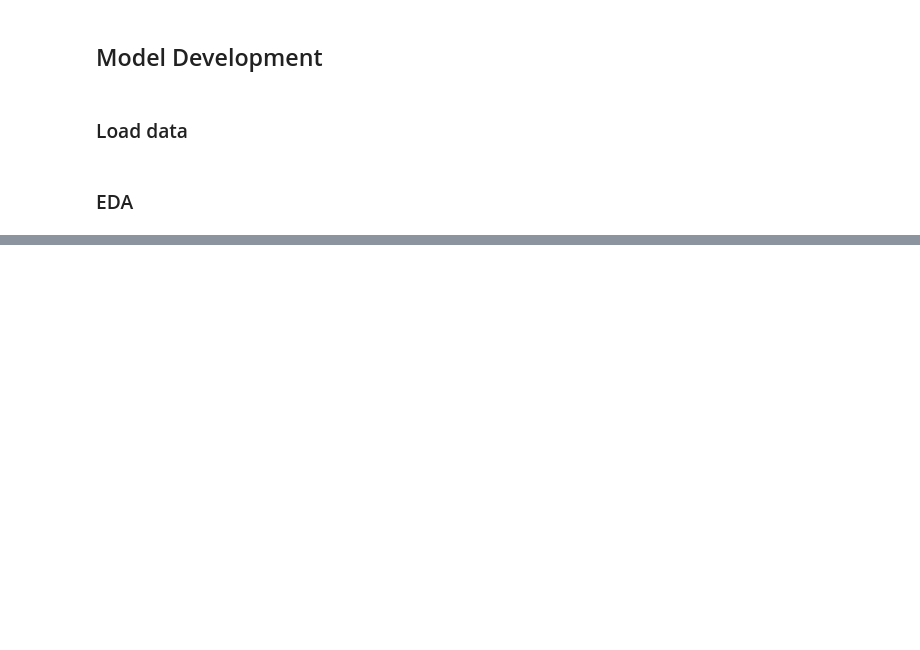
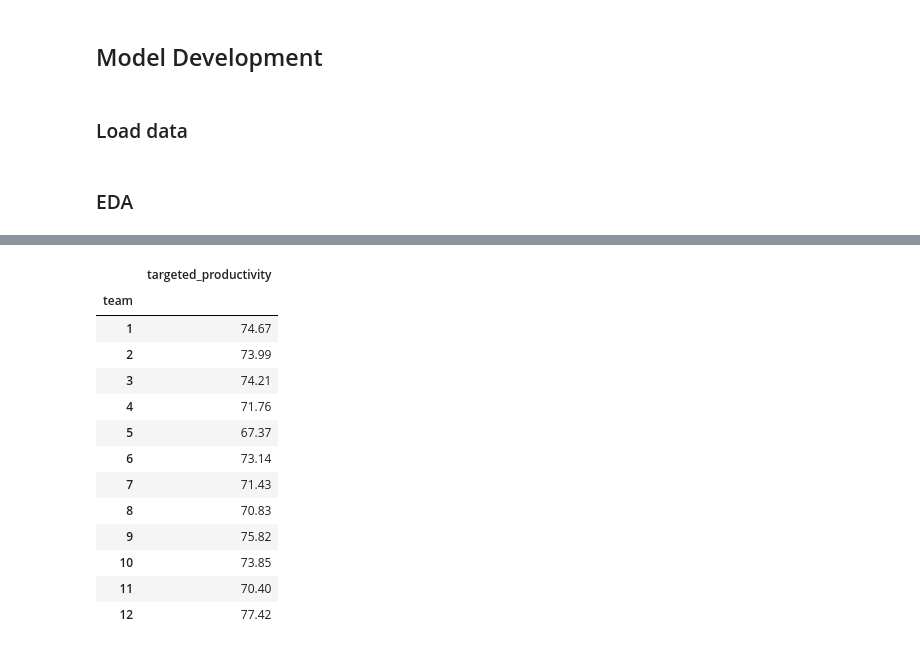
Before and after one commit to 1Elral4/Employee-Productivity-Predictor-with-Trees, a Jupyter notebook: productivity_predictor.ipynb, the cells around one changed output, grey strips where cells are left out. Drawn from its saved outputs; the diff is of its cells as text; code cells hidden in the pictures; blank space fills up the shorter version.

```diff
--- a/productivity_predictor.ipynb
+++ b/productivity_predictor.ipynb
@@ -46,0 +131,21 @@ prod = pd.read_csv('data/garments_worker_productivity.csv')
+# %%
+# avg targeted prod per team
+
+tar_prod = round( prod[['team','targeted_productivity']].groupby('team').mean() * 100.0, 2)
+tar_prod
+# sns.barplot(x='team', y='targeted_productivity', data=tar_prod)
+# %% [output]
+|  | targeted_productivity |
+| team |  |
+| 1 | 74.67 |
+| 2 | 73.99 |
+| 3 | 74.21 |
+| 4 | 71.76 |
+| 5 | 67.37 |
+| 6 | 73.14 |
+| 7 | 71.43 |
+| 8 | 70.83 |
+| 9 | 75.82 |
+| 10 | 73.85 |
+| 11 | 70.40 |
+| 12 | 77.42 |
```
Also changed, not shown: parts of 9 cells of this notebook.
